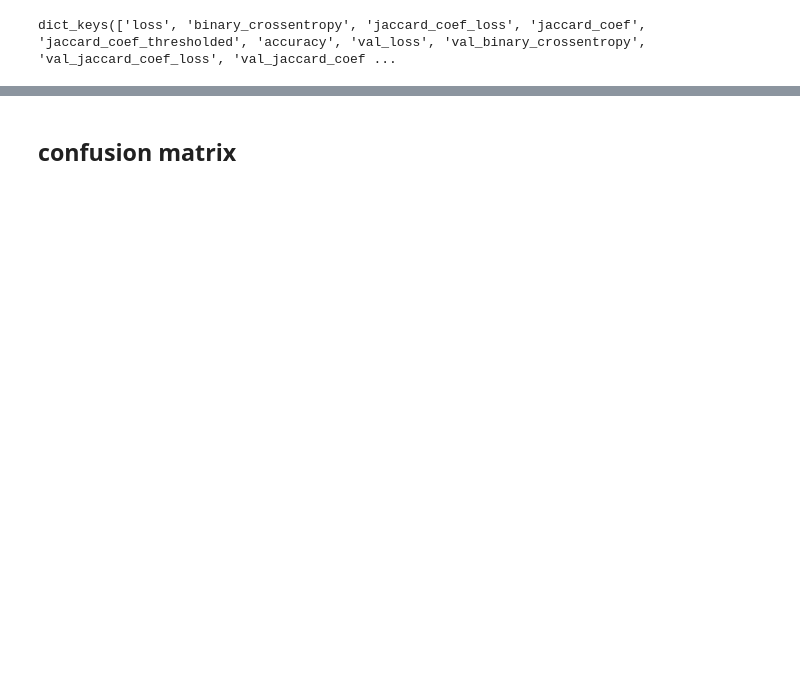
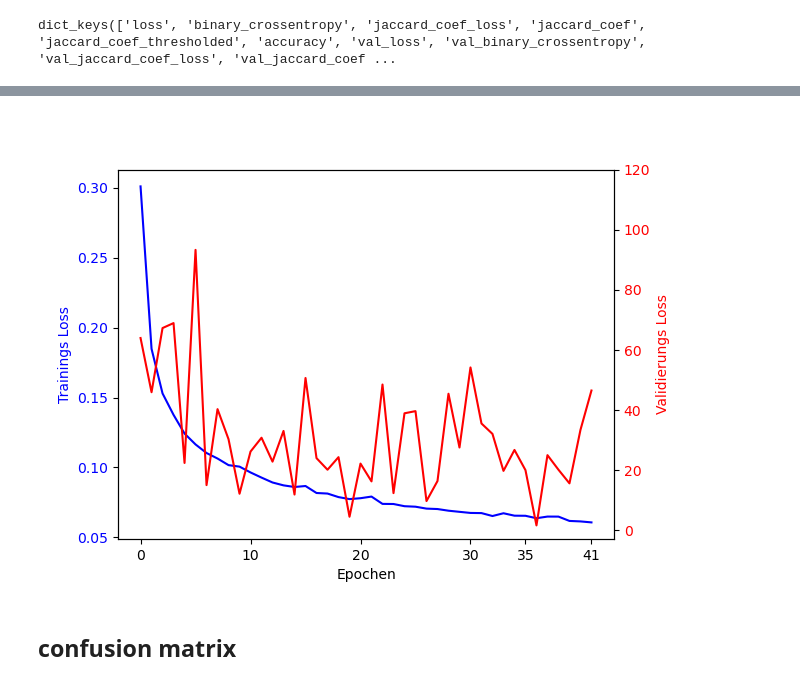
Before and after one commit to GebTorte/RS-Net, a Jupyter notebook: notebooks/sis_investigateModelHistory.ipynb, the cells around one changed output, grey strips where cells are left out. Cells and saved outputs as stored; diff of their text form; code cells hidden in the pictures; blank space fills up the shorter version.

```diff
--- a/notebooks/sis_investigateModelHistory.ipynb
+++ b/notebooks/sis_investigateModelHistory.ipynb
@@ -24,3 +28,21 @@ plt.plot(hist["val_loss"])
+# %%
+fig, ax = plt.subplots()
+
+ax.set_xlabel("Epochen")
+ax.set_xticks([0, 10 , 20, 30, 35, 41])
+
+ax.plot(hist["loss"], color="blue")
+ax.set_ylabel("Trainings Loss", color="blue")
+ax.set_yticks([0.05, 0.10, 0.15, 0.20, 0.25, 0.30])
+ax.tick_params(axis="y", labelcolor="blue")
+
+ax2 = ax.twinx()
+ax2.plot(hist["val_loss"], color="red")
+ax2.set_ylabel("Validierungs Loss", color="red")
+ax2.set_yticks([0,20,40,60,80,100,120])
+ax2.tick_params(axis="y", labelcolor="red")
+# %% [output]
+[figure, added]
 # %% [markdown]
 ## confusion matrix
 # %%
```
Also changed, not shown: parts of 6 cells of this notebook.
